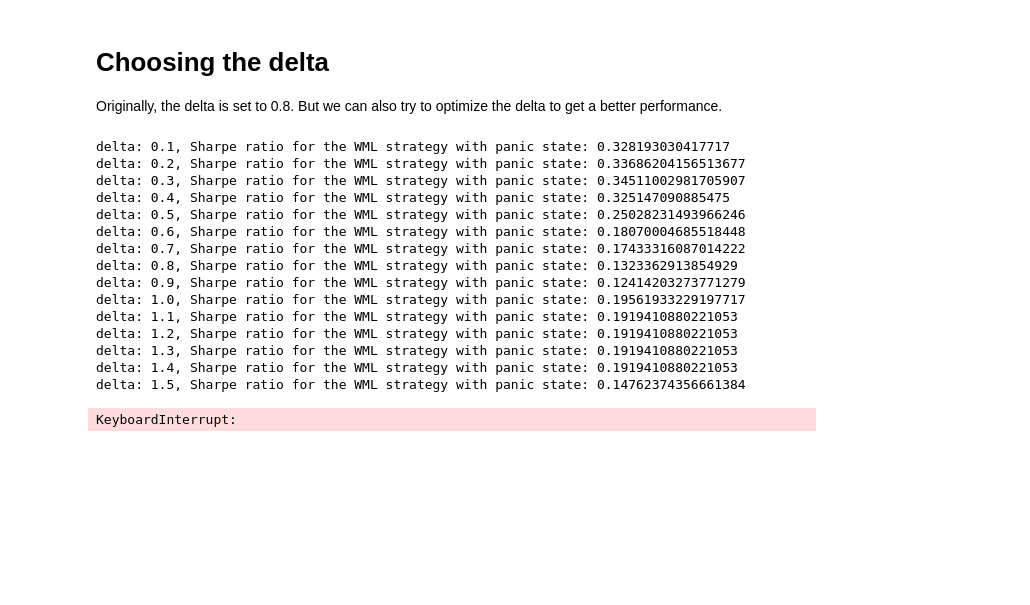
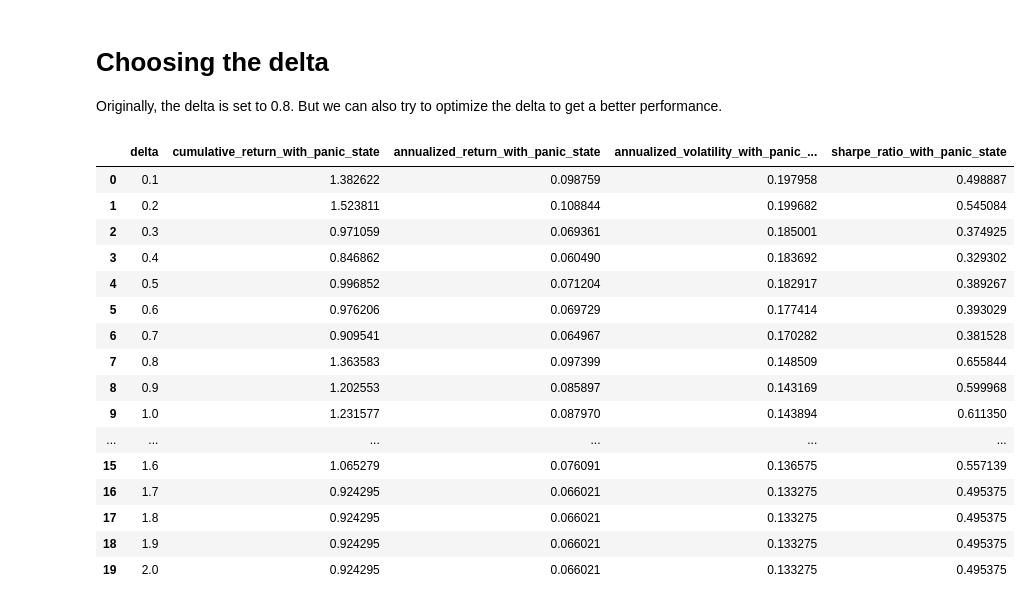
Before and after one commit to vd1371/AcademicQuantLab, a Jupyter notebook: Momentum/Revisiting_Momentum.ipynb, the cells around one changed output. Cells and saved outputs as stored; diff of their text form; code cells hidden in the pictures; blank space fills up the shorter version.

```diff
--- a/Momentum/Revisiting_Momentum.ipynb
+++ b/Momentum/Revisiting_Momentum.ipynb
@@ -272,57 +272,3 @@ Sharpe ratio for the WML strategy with panic state: 0.6542422267649091
 # Choosing the delta
 
 Originally, the delta is set to 0.8. But we can also try to optimize the delta to get a better performance.
-# %%
-# Try different values of delta
-delta_holder = []
-
-for k in range(1, 20):
-    delta = k/10
-    portfolio_return_with_panic_state = []
-    for j in range(96):
-        rank = []
-        monthly_return = []
-        Panic_Indicator = 0
-        for i in range(len(monthly_data)):
-            if len(monthly_data[i]) < (96-j):
-                continue
-            rank.append(monthly_data[i].iloc[-(96-j)]['signal_simple'])
-            monthly_return.append(monthly_data[i].iloc[-(96-j)]['monthly_log_return'])
-            Panic_Indicator = market_data.iloc[-(97-j)]['Short_run_market_return'] < market_data.iloc[-(97-j)]['Long_run_market_return'] - delta * market_data.iloc[-(97-j)]['long_run_std']
-
-        # Make a dataframe to hold the rank and monthly return
-        df = pd.DataFrame({'rank': rank, 'monthly_return': monthly_return})
-
-        # Sort the dataframe based on the rank
-        df.sort_values(by='rank', inplace=True)
-
-        # Calculate the average return for the top 50 and bottom 50
-        top_50 = df.iloc[:50]['monthly_return'].mean()
-        bottom_50 = df.iloc[-50:]['monthly_return'].mean()
-
-        portfolio_return_with_panic_state.append((top_50 - bottom_50) * (1 - Panic_Indicator)+ Panic_Indicator * (top_50 + bottom_50)/2)
-
-    cumulative_return_with_panic_state = np.sum(np.array(portfolio_return_with_panic_state))
-    annualized_return_with_panic_state = (1 + cumulative_return_with_panic_state)**(12/96) - 1
-    annualized_volatility_with_panic_state = np.std(portfolio_return_with_panic_state) * np.sqrt(12)
-    sharpe_ratio_with_panic_state = annualized_return_with_panic_state / annualized_volatility_with_panic_state
-    delta_holder.append((delta, sharpe_ratio_with_panic_state))
-
-    print(f'delta: {delta}, Sharpe ratio for the WML strategy with panic state: {sharpe_ratio_with_panic_state}')
-# %% [output]
-delta: 0.1, Sharpe ratio for the WML strategy with panic state: 0.328193030417717
-delta: 0.2, Sharpe ratio for the WML strategy with panic state: 0.33686204156513677
-delta: 0.3, Sharpe ratio for the WML strategy with panic state: 0.34511002981705907
-delta: 0.4, Sharpe ratio for the WML strategy with panic state: 0.325147090885475
-delta: 0.5, Sharpe ratio for the WML strategy with panic state: 0.25028231493966246
-delta: 0.6, Sharpe ratio for the WML strategy with panic state: 0.18070004685518448
-delta: 0.7, Sharpe ratio for the WML strategy with panic state: 0.17433316087014222
-delta: 0.8, Sharpe ratio for the WML strategy with panic state: 0.1323362913854929
-delta: 0.9, Sharpe ratio for the WML strategy with panic state: 0.12414203273771279
-delta: 1.0, Sharpe ratio for the WML strategy with panic state: 0.19561933229197717
-delta: 1.1, Sharpe ratio for the WML strategy with panic state: 0.1919410880221053
-delta: 1.2, Sharpe ratio for the WML strategy with panic state: 0.1919410880221053
-delta: 1.3, Sharpe ratio for the WML strategy with panic state: 0.1919410880221053
-delta: 1.4, Sharpe ratio for the WML strategy with panic state: 0.1919410880221053
-delta: 1.5, Sharpe ratio for the WML strategy with panic state: 0.14762374356661384
-KeyboardInterrupt:
@@ -328,0 +369,21 @@ KeyboardInterrupt:
+# %%
+# Show all the results
+result.head(20)
+# %% [output]
+|  | delta | cumulative_return_with_panic_state | annualized_return_with_panic_state | annualized_volatility_with_panic_... | sharpe_ratio_with_panic_state |
+| 0 | 0.1 | 1.382622 | 0.098759 | 0.197958 | 0.498887 |
+| 1 | 0.2 | 1.523811 | 0.108844 | 0.199682 | 0.545084 |
+| 2 | 0.3 | 0.971059 | 0.069361 | 0.185001 | 0.374925 |
+| 3 | 0.4 | 0.846862 | 0.060490 | 0.183692 | 0.329302 |
+| 4 | 0.5 | 0.996852 | 0.071204 | 0.182917 | 0.389267 |
+| 5 | 0.6 | 0.976206 | 0.069729 | 0.177414 | 0.393029 |
+| 6 | 0.7 | 0.909541 | 0.064967 | 0.170282 | 0.381528 |
+| 7 | 0.8 | 1.363583 | 0.097399 | 0.148509 | 0.655844 |
+| 8 | 0.9 | 1.202553 | 0.085897 | 0.143169 | 0.599968 |
+| 9 | 1.0 | 1.231577 | 0.087970 | 0.143894 | 0.611350 |
+| ... | ... | ... | ... | ... | ... |
+| 15 | 1.6 | 1.065279 | 0.076091 | 0.136575 | 0.557139 |
+| 16 | 1.7 | 0.924295 | 0.066021 | 0.133275 | 0.495375 |
+| 17 | 1.8 | 0.924295 | 0.066021 | 0.133275 | 0.495375 |
+| 18 | 1.9 | 0.924295 | 0.066021 | 0.133275 | 0.495375 |
+| 19 | 2.0 | 0.924295 | 0.066021 | 0.133275 | 0.495375 |
```
Also changed, not shown: parts of 5 cells of this notebook, 1 other file.
